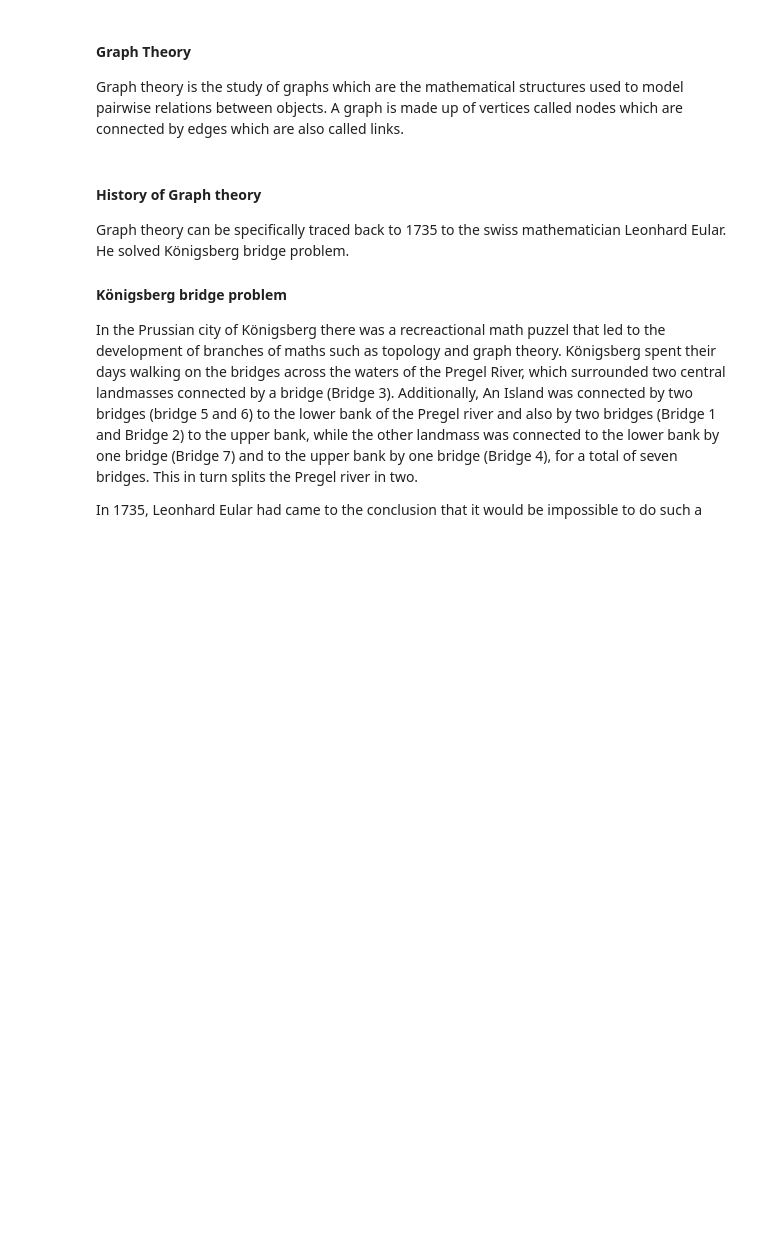
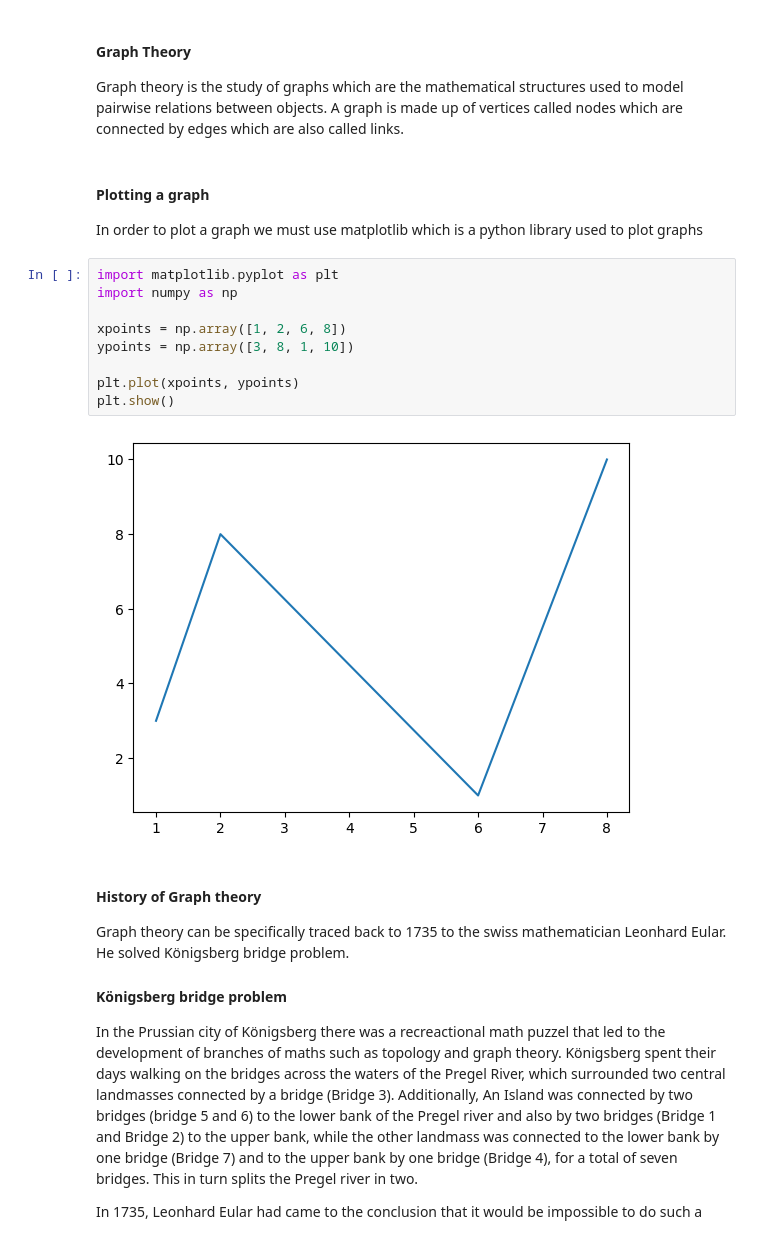
Before and after one commit to emmacelia/GraphTheory_Project, a Jupyter notebook: Jupiter Files/graph_isomorphism.ipynb, the cells around one changed output. Cells and saved outputs as stored; diff of their text form; blank space fills up the shorter version.

Commit message:
Plotting a graph

```diff
--- a/Jupiter Files/graph_isomorphism.ipynb
+++ b/Jupiter Files/graph_isomorphism.ipynb
@@ -8,6 +8,20 @@ Nodes are the single piece of data and Edges are lines connecting nodes.
 # %% [markdown]
 #### Graph Theory
 Graph theory is the study of graphs which are the mathematical structures used to model pairwise relations between objects. A graph is made up of vertices called nodes which are connected by edges which are also called links.
+# %% [markdown]
+#### Plotting a graph
+ In order to plot a graph we must use matplotlib which is a python library used to plot graphs
+# %%
+import matplotlib.pyplot as plt
+import numpy as np
+
+xpoints = np.array([1, 2, 6, 8])
+ypoints = np.array([3, 8, 1, 10])
+
+plt.plot(xpoints, ypoints)
+plt.show()
+# %% [output]
+[figure, added]
 # %% [markdown]
 #### History of Graph theory
 Graph theory can be specifically traced back to 1735 to the swiss mathematician Leonhard Eular. He solved Königsberg bridge problem.
```
